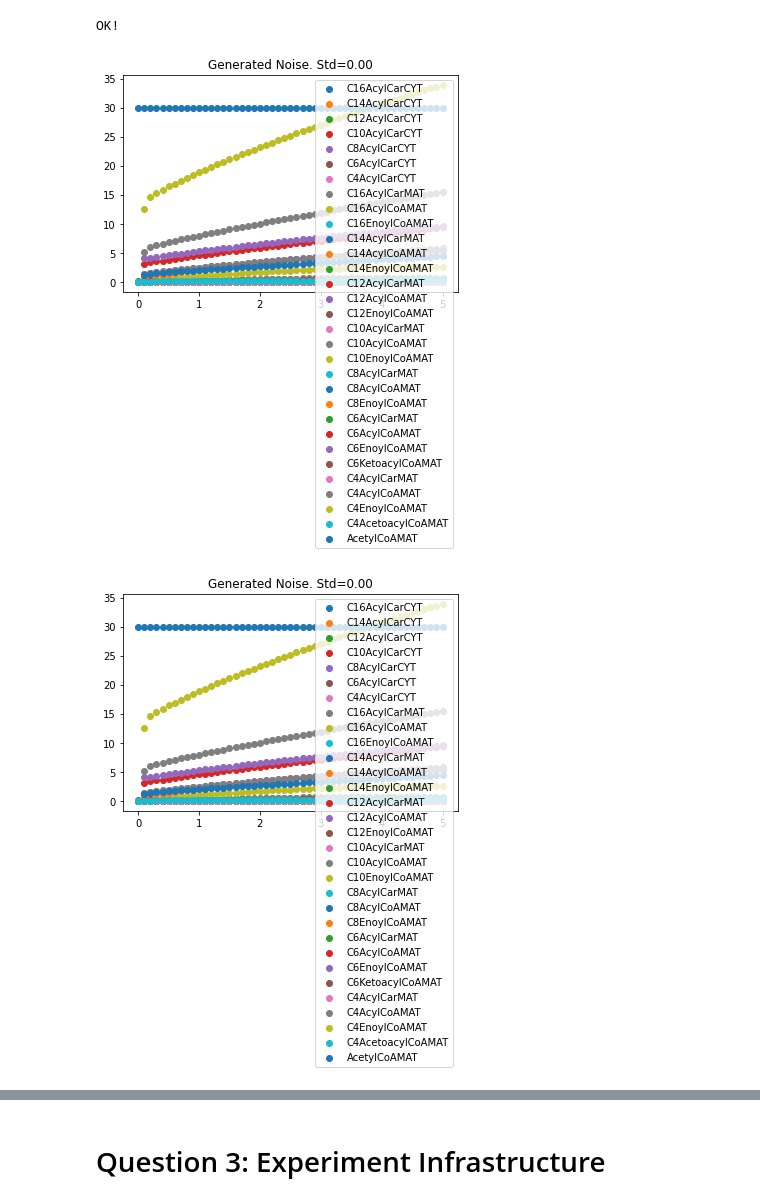
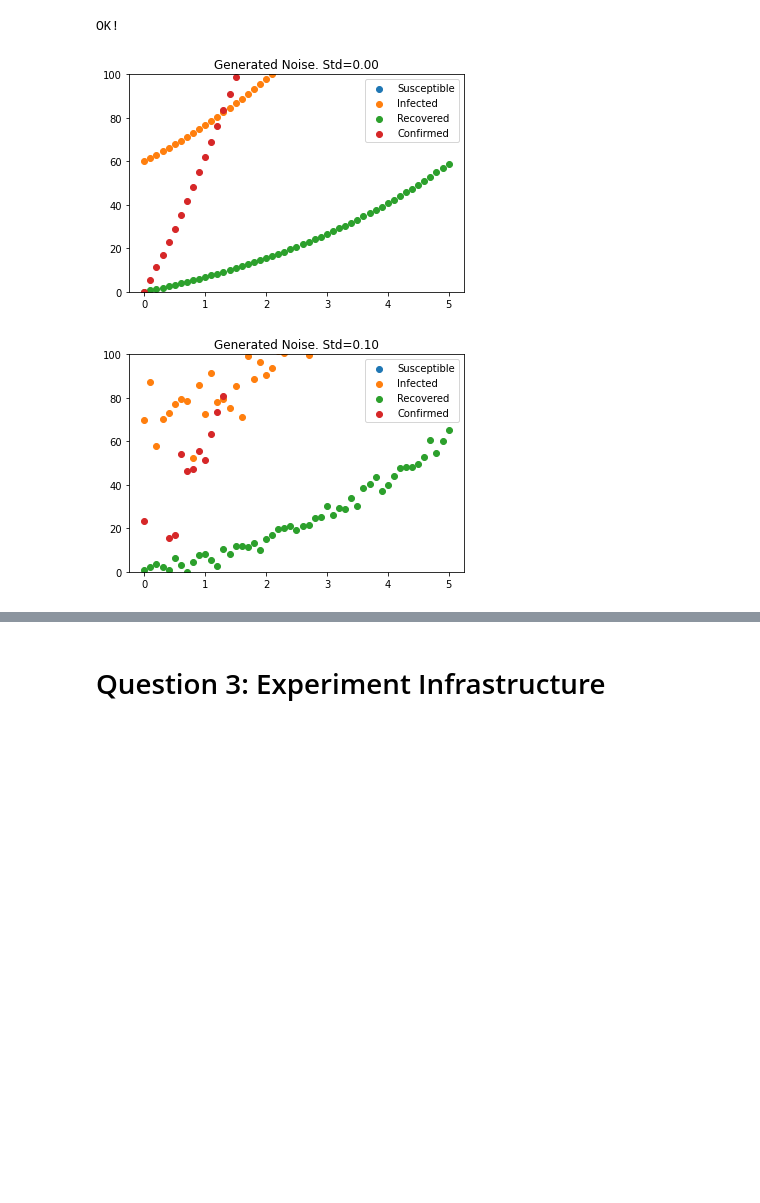
Before and after one commit to ModelEngineering/BIOEN-437, a Jupyter notebook: assignments/hw_parameter_estimation.ipynb, the cells around one changed output, grey strips where cells are left out. Cells and saved outputs as stored; diff of their text form; code cells hidden in the pictures; blank space fills up the shorter version.

```diff
--- a/assignments/hw_parameter_estimation.ipynb
+++ b/assignments/hw_parameter_estimation.ipynb
@@ -55,8 +60,7 @@ import tellurium as te
 # %% [markdown]
 ## Constants
 # %%
-NUM_REPL = 3
-STDS = [0, 0.1, 0.5]
+STDS = [0, 0.1, 0.5, 1.0, 2.0]
 # Key and column names
 STD = "std"
 RSSQ = "rssq"
@@ -195,9 +200,7 @@ OK!
 # %% [markdown]
 # Question 1: Acquire the model
 # %%
-MODEL_RR = te.loadSBMLModel("https://www.ebi.ac.uk/biomodels/model/download/BIOMD0000000045.2?filename=BIOMD0000000045_url.xml")
-MODEL_RR = te.loadSBMLModel("https://www.ebi.ac.uk/biomodels/model/download/BIOMD0000000835.4?filename=Rao2014.xml")
-MODEL_RR = te.loadSBMLModel("https://www.ebi.ac.uk/biomodels/model/download/BIOMD0000000054.2?filename=BIOMD0000000054_url.xml")
+MODEL_RR = te.loadSBMLModel("https://www.ebi.ac.uk/biomodels/model/download/BIOMD0000000957.6?filename=Roda2020.xml")
 MODEL_ARR = MODEL_RR.simulate()
 MODEL_ANT = MODEL_RR.getAntimony()
 print(MODEL_ANT)
@@ -269,9 +272,9 @@ OK!
 # %%
 DATA_DCT = {STD: [], TS: []}
 for std in STDS:
-    for repl in range(NUM_REPL):
-        DATA_DCT[STD].append(std)
-        DATA_DCT[TS].append(generateNoisyData(std))
+    DATA_DCT[STD].append(std)
+    DATA_DCT[TS].append(generateNoisyData(std))
+    plt.ylim([0, 100])
 # %% [output]
-[figure, old version]
+[figure, new version]
-[figure, old version]
+[figure, new version]
```
Also changed, not shown: parts of 9 cells of this notebook, 1 other file.
